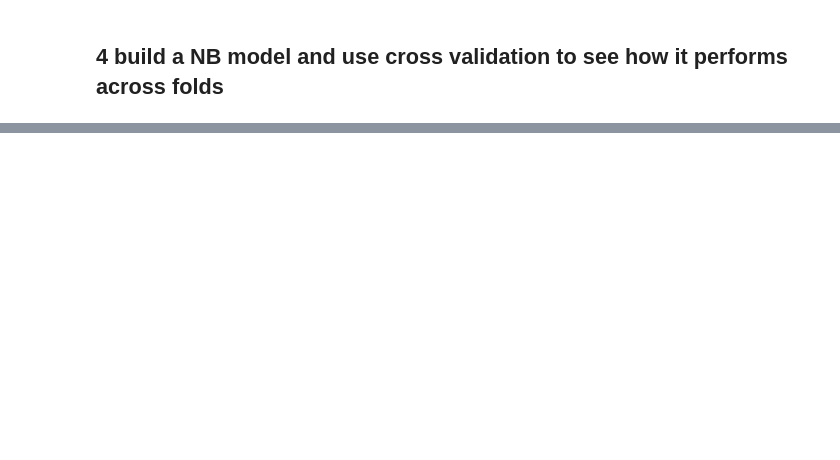
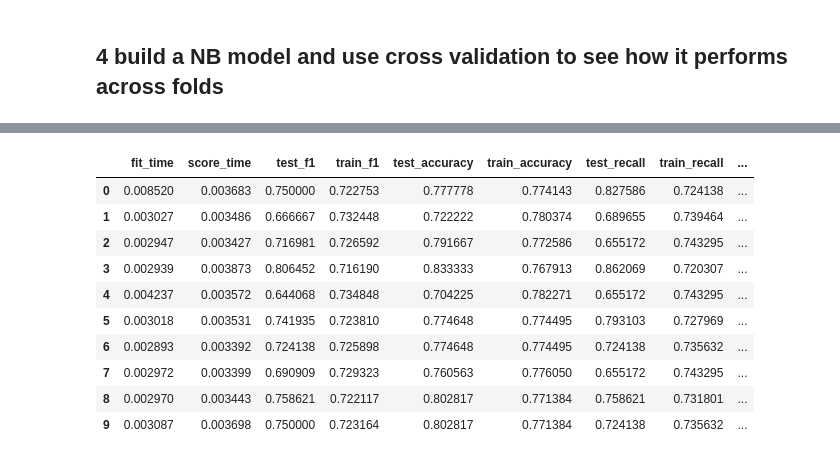
Before and after one commit to matthewpecsok/4482_fall_2022, a Jupyter notebook: tutorials/4482_Naive_Bayes_CV-Titanic-Tutorial.ipynb, the cells around one changed output, grey strips where cells are left out. Drawn from its saved outputs; the diff is of its cells as text; code cells hidden in the pictures; blank space fills up the shorter version.

```diff
--- a/tutorials/4482_Naive_Bayes_CV-Titanic-Tutorial.ipynb
+++ b/tutorials/4482_Naive_Bayes_CV-Titanic-Tutorial.ipynb
@@ -100,0 +171,2 @@ titanic.head(2)
+# %%
+y = titanic.pop('Survived')
@@ -113,7 +207,5 @@ titanic_enc.head(2)
 # %% [markdown]
 ## 4 build a NB model and use cross validation to see how it performs across folds
-# %%
-y = titanic_enc.pop('Survived')
 # %%
 cnb = CategoricalNB() # create a categorical NB model
 # %%
@@ -131,6 +259,18 @@ print("\n\nstd\n\n",five_fold.std(axis=0))
 # %%
 scores = cross_validate(
-    cnb, titanic_enc, y, cv=10, scoring=['f1','accuracy','recall','precision'],return_train_score=False)
+    cnb, titanic_enc, y, cv=10, scoring=['f1','accuracy','recall','precision'],return_train_score=True)
 pd.DataFrame(scores)
+# %% [output]
+|  | fit_time | score_time | test_f1 | train_f1 | test_accuracy | train_accuracy | test_recall | train_recall | ... |
+| 0 | 0.008520 | 0.003683 | 0.750000 | 0.722753 | 0.777778 | 0.774143 | 0.827586 | 0.724138 | ... |
+| 1 | 0.003027 | 0.003486 | 0.666667 | 0.732448 | 0.722222 | 0.780374 | 0.689655 | 0.739464 | ... |
+| 2 | 0.002947 | 0.003427 | 0.716981 | 0.726592 | 0.791667 | 0.772586 | 0.655172 | 0.743295 | ... |
+| 3 | 0.002939 | 0.003873 | 0.806452 | 0.716190 | 0.833333 | 0.767913 | 0.862069 | 0.720307 | ... |
+| 4 | 0.004237 | 0.003572 | 0.644068 | 0.734848 | 0.704225 | 0.782271 | 0.655172 | 0.743295 | ... |
+| 5 | 0.003018 | 0.003531 | 0.741935 | 0.723810 | 0.774648 | 0.774495 | 0.793103 | 0.727969 | ... |
+| 6 | 0.002893 | 0.003392 | 0.724138 | 0.725898 | 0.774648 | 0.774495 | 0.724138 | 0.735632 | ... |
+| 7 | 0.002972 | 0.003399 | 0.690909 | 0.729323 | 0.760563 | 0.776050 | 0.655172 | 0.743295 | ... |
+| 8 | 0.002970 | 0.003443 | 0.758621 | 0.722117 | 0.802817 | 0.771384 | 0.758621 | 0.731801 | ... |
+| 9 | 0.003087 | 0.003698 | 0.750000 | 0.723164 | 0.802817 | 0.771384 | 0.724138 | 0.735632 | ... |
 # %%
 scores = cross_validate(
```
Also changed, not shown: parts of 18 cells of this notebook.
